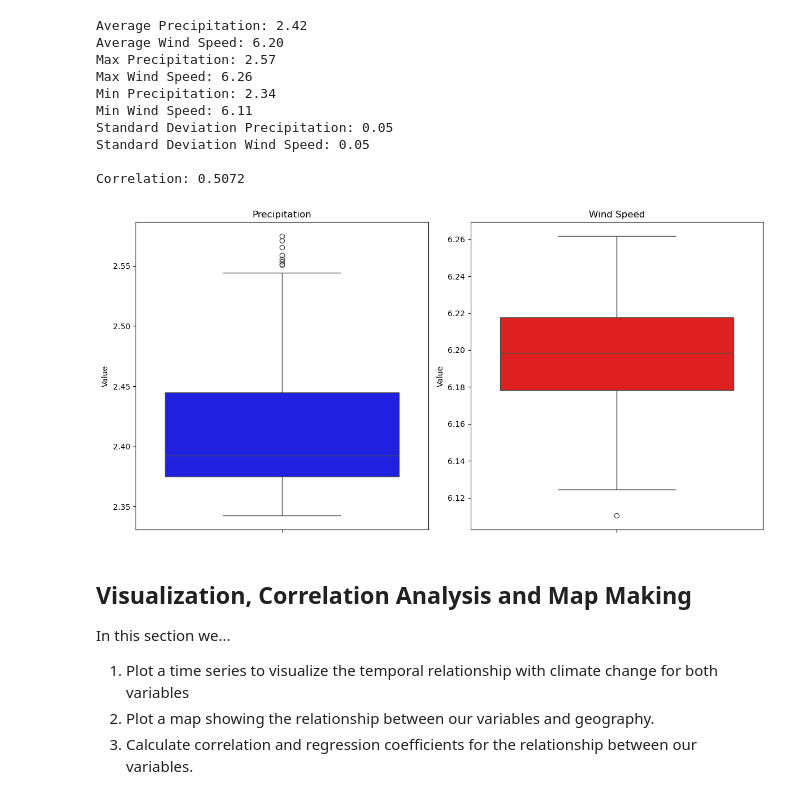
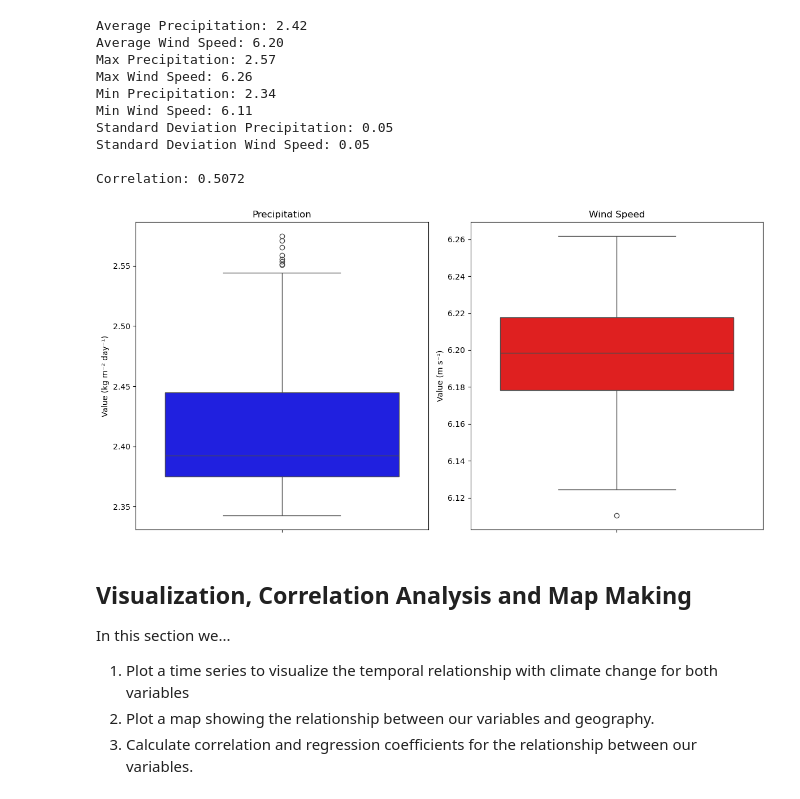
Before and after one commit to silkieMoth/eds_296_climate-modeling_final_proj, a Jupyter notebook: indian_monsoons.ipynb, the cells around one changed output. Saved outputs shown, nothing was run; the diff lists cells and outputs as text; code cells hidden in the pictures.

Commit message:
add units to histogram

```diff
--- a/indian_monsoons.ipynb
+++ b/indian_monsoons.ipynb
@@ -367,24 +367,24 @@ Correlation: 0.5072
 # %%
 # Look at the distribution of the two variables' data
 fig, axes = plt.subplots(1, 2, figsize =( 12, 6))
 
 # Boxplot for Precipitation
 sns.boxplot(y = precip_series, ax = axes[0], color = 'blue')
 axes[0].set_title('Precipitation')
-axes[0].set_ylabel('Value')
+axes[0].set_ylabel('Value (kg m\u207B\u00B2 day\u207B\u00B9)')
 axes[0].set_xlabel('')
 
 # Boxplot for Wind Speed
 sns.boxplot(y = wind_series, ax = axes[1], color = 'red')
 axes[1].set_title('Wind Speed')
-axes[1].set_ylabel('Value')
+axes[1].set_ylabel('Value (m s\u207B\u00B9)')
 axes[1].set_xlabel('')
 
 # Display plots
 plt.tight_layout()
 plt.show()
 # %% [output]
-[figure, old version]
+[figure, new version]
 # %% [markdown]
 ## Visualization, Correlation Analysis and Map Making
 
```
